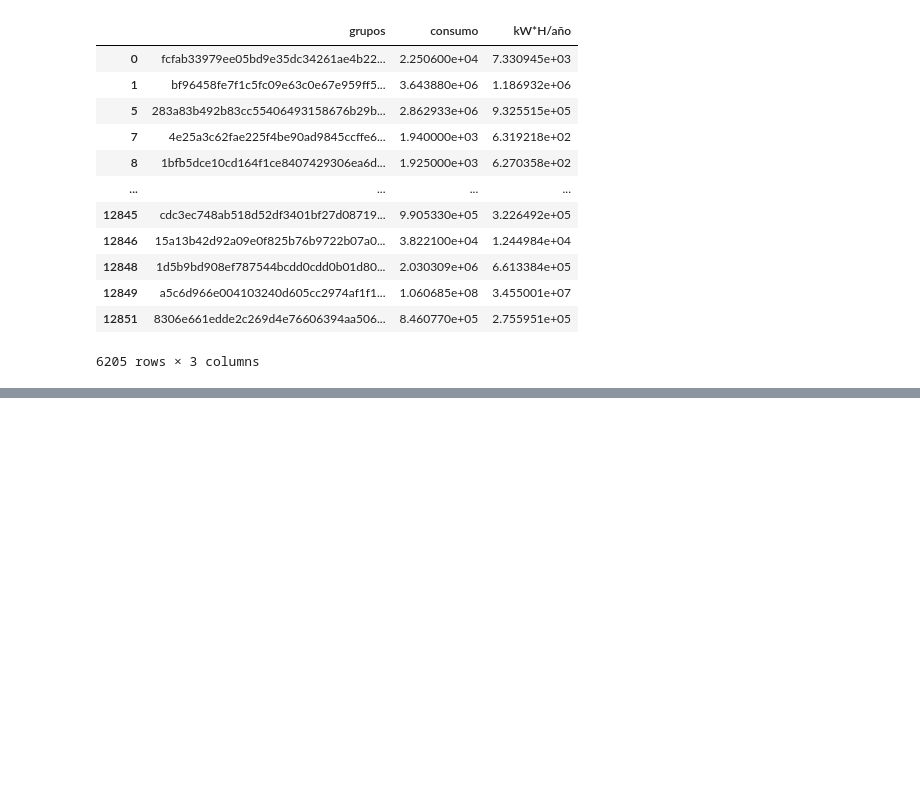
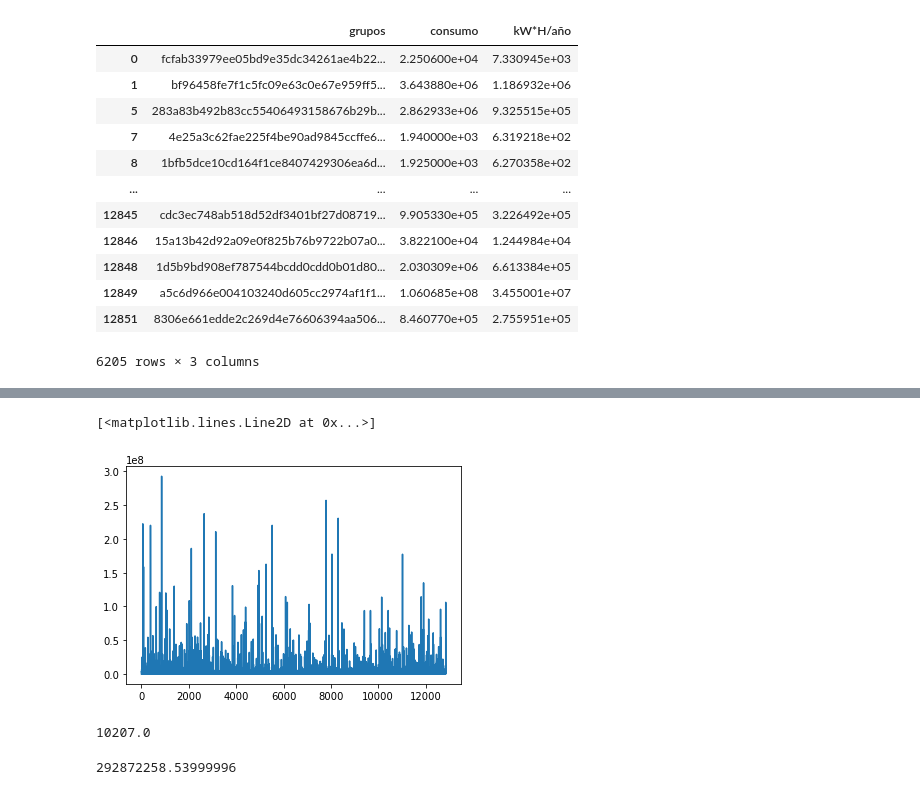
Before and after one commit to arcadio2/calc-analisis, a Jupyter notebook: analisis-calculadora.ipynb, the cells around one changed output, grey strips where cells are left out. Drawn from its saved outputs; the diff is of its cells as text; code cells hidden in the pictures; blank space fills up the shorter version.

```diff
--- a/analisis-calculadora.ipynb
+++ b/analisis-calculadora.ipynb
@@ -363,0 +423,13 @@ data_cleaned['g Co2/año'].mean()
+# %%
+plt.plot(data_cleaned['consumo'])
+# %% [output]
+[<matplotlib.lines.Line2D at 0x...>]
+[figure, added]
+# %%
+data_cleaned['consumo'].min()
+# %% [output]
+10207.0
+# %%
+data_cleaned['consumo'].max()
+# %% [output]
+292872258.53999996
```
Also changed, not shown: parts of 32 cells of this notebook, 1 other file.
